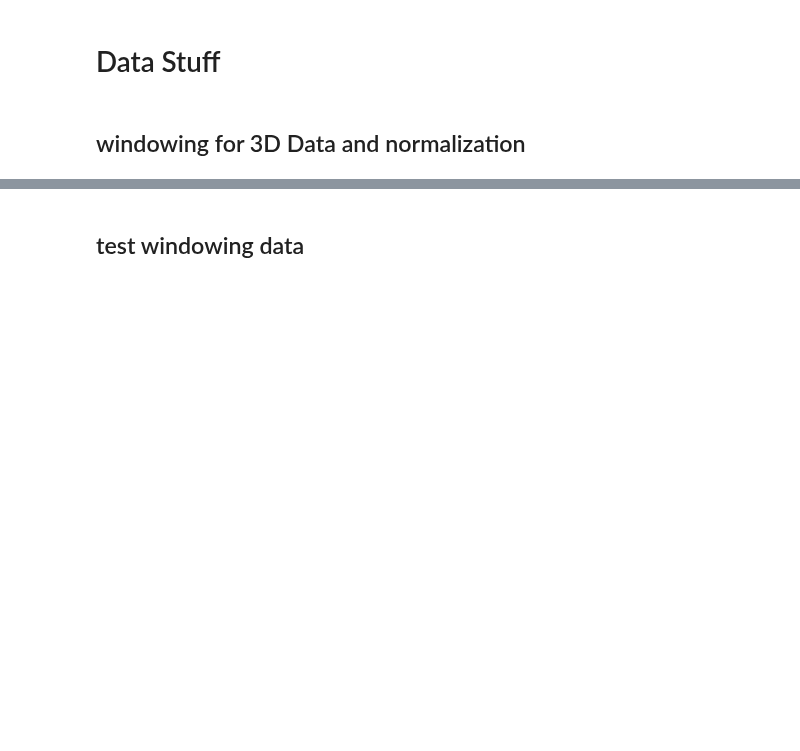
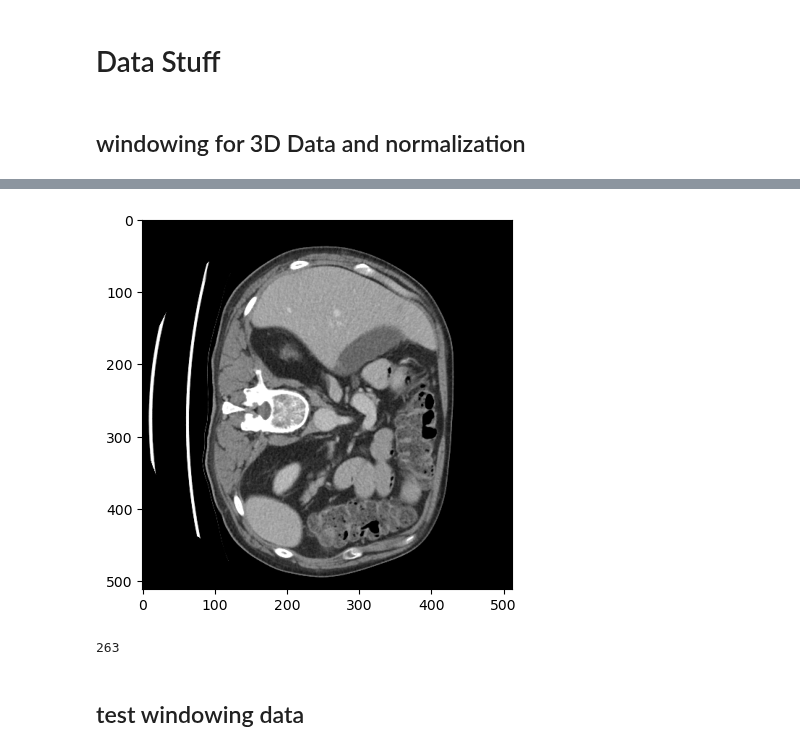
Before and after one commit to BaconDavid/CRLM_Internship_Project, a Jupyter notebook: Jupyter_Test/Data_stuff.ipynb, the cells around one changed output, grey strips where cells are left out. Cells and saved outputs as stored; diff of their text form; code cells hidden in the pictures; blank space fills up the shorter version.

```diff
--- a/Jupyter_Test/Data_stuff.ipynb
+++ b/Jupyter_Test/Data_stuff.ipynb
@@ -33 +48,29 @@ normalize_window_image = trans(windowed_image)
+# %%
+import numpy as np
+import nibabel as nib
+import matplotlib.pyplot as plt
+
+def apply_window(slice, level, width):
+    lower = level - (width / 2)
+    upper = level + (width / 2)
+    return np.clip(slice, lower, upper)
+
+# 加载 NIfTI 文件
+nifti_img = nib.load('../../Data/CT_Phase/Full_image_Liver_slice/CILM_CT_101040_0000.nii.gz')
+data = nifti_img.get_fdata()
+
+# 窗位和窗宽
+level = 50
+width = 400
+
+# 处理每个切片
+windowed_data = np.zeros_like(data)
+for i in range(data.shape[-1]):
+    windowed_data[:,:,i] = apply_window(data[:,:,i] , level, width)
+
+# 展示处理后的某个切片
+plt.imshow(windowed_data[:, :, 50], cmap='gray')
+plt.show()
+# %% [output]
+[figure, added]
 # %%
@@ -42,5 +86,9 @@ for img in image_lst:
     nib.save(image,  save_path + img )
 
     #save data
+# %%
+len(os.listdir('../../Data/CT_Phase/Full_image_Liver_slice_07075/'))
+# %% [output]
+263
 # %% [markdown]
 ## test windowing data
```
Also changed, not shown: parts of 6 cells of this notebook, 2 other files.
